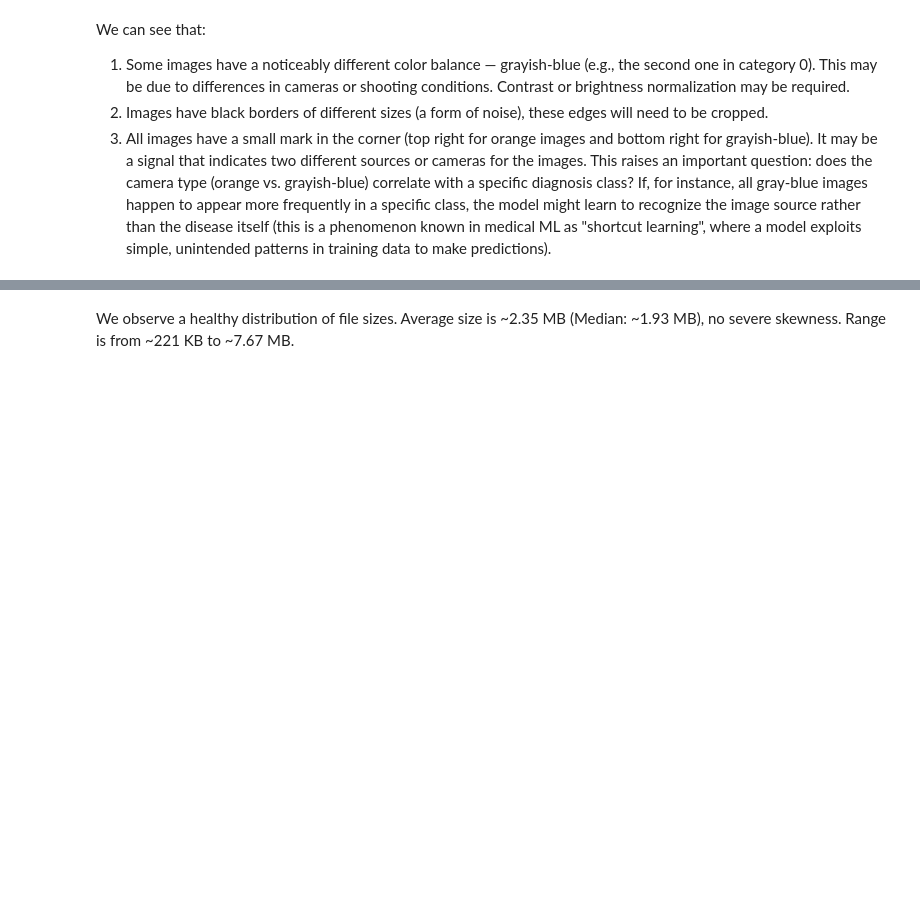
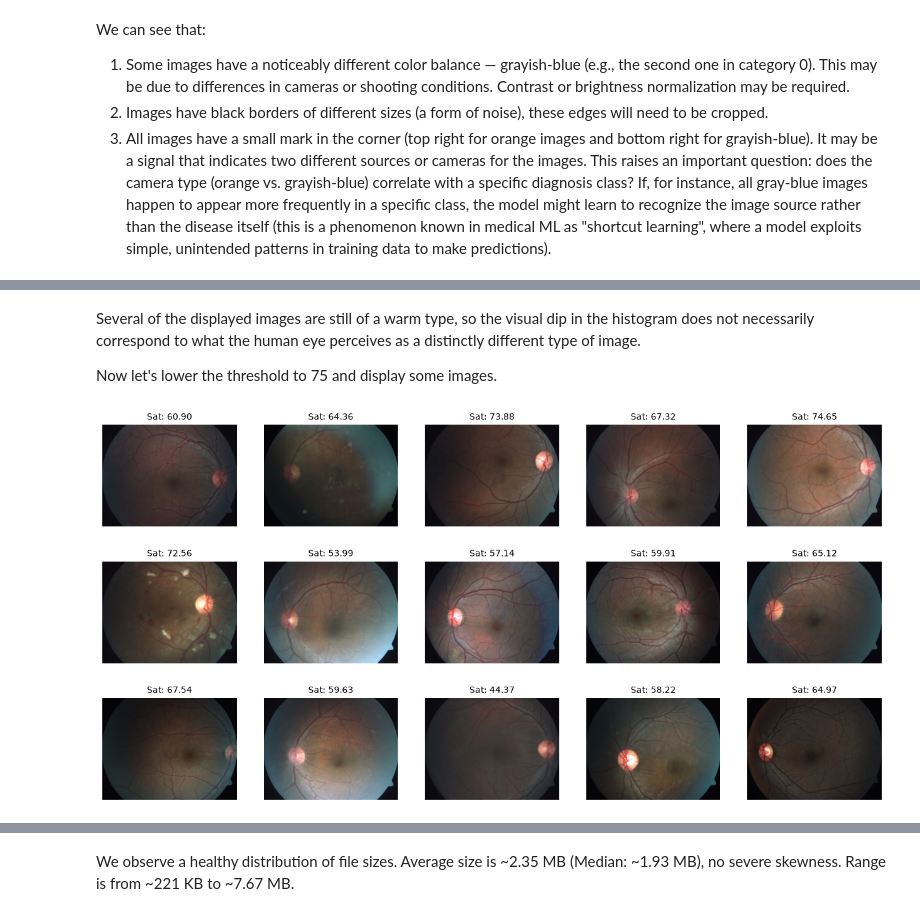
Before and after one commit to valeria-ltv/diabetic-retinopathy-classifier, a Jupyter notebook: notebooks/01_eda.ipynb, the cells around one changed output, grey strips where cells are left out. Drawn from its saved outputs; the diff is of its cells as text; code cells hidden in the pictures; blank space fills up the shorter version.

```diff
--- a/notebooks/01_eda.ipynb
+++ b/notebooks/01_eda.ipynb
@@ -162,0 +183,17 @@ max    7.674292e+06
+# %% [markdown]
+Several of the displayed images are still of a warm type, so the visual dip in the histogram does not necessarily correspond to what the human eye perceives as a distinctly different type of image.
+
+Now let's lower the threshold to 75 and display some images.
+# %%
+low_saturation = train_df_copy[train_df_copy['s_mean'] < 75][:15]
+fig, axes = plt.subplots(3, 5, figsize=(16, 8))
+axes = axes.flatten()
+for i, (_, row) in enumerate(low_saturation.iterrows()):
+    img_path = os.path.join(DIR_TRAIN, f"{row['id_code']}.png")
+    img = Image.open(img_path)
+    axes[i].imshow(img)
+    axes[i].set_title(f"Sat: {row['s_mean']:.2f}", fontsize=10)
+    axes[i].axis('off')
+plt.show()
+# %% [output]
+[figure, added]
```
Also changed, not shown: parts of 21 cells of this notebook, 1 other file.
